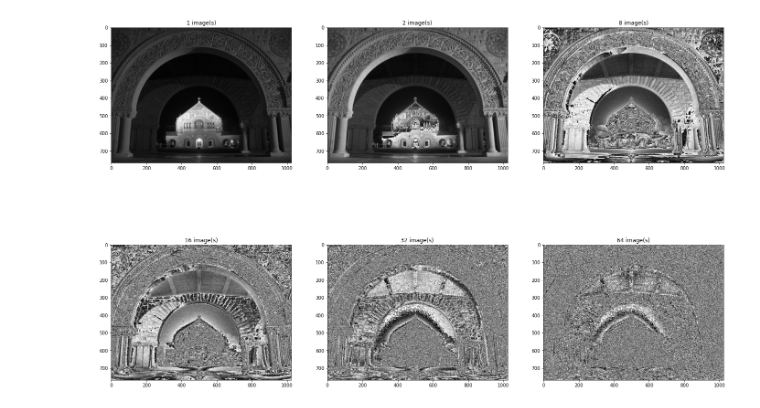
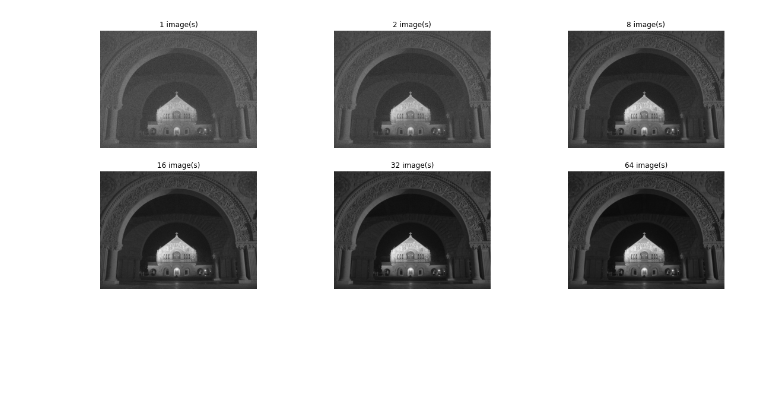
Before and after one commit to ngotancuong/mse.dip, a Jupyter notebook: L5_3_Image_Averaging.ipynb, the cells around one changed output. Cells and saved outputs as stored; diff of their text form; code cells hidden in the pictures; blank space fills up the shorter version.

```diff
--- a/L5_3_Image_Averaging.ipynb
+++ b/L5_3_Image_Averaging.ipynb
@@ -3,36 +3,47 @@
 # %%
 import cv2
 import numpy as np
 import matplotlib.pyplot as plt
-import urllib.request
+import requests
 
-# load image
-quadnight = urllib.request.urlopen('https://raw.githubusercontent.com/ngotancuong/mse.dip/main/images/quadnight.jfif')
-arr = np.asarray(bytearray(quadnight.read()), dtype=np.uint8)
-Img = cv2.imdecode(arr, -1)
+# Define function to convert image to double
+def im2double(img):
+    return cv2.normalize(img.astype('float'), None, 0.0, 1.0, cv2.NORM_MINMAX)
 
-# convert to grayscale
-Img = cv2.cvtColor(Img, cv2.COLOR_BGR2GRAY)
+# Define function to add noise to an image
+def imnoise(img, noise_type, mean, variance):
+    if noise_type == "gaussian":
+        sigma = np.sqrt(variance)
+        noise = np.zeros_like(img, dtype='float32')
+        cv2.randn(noise, mean, sigma)
+        noisyImg = img + noise
+        return noisyImg
 
-# repeat over number of sample images
+# Load the image from the URL
+url = "https://raw.githubusercontent.com/ngotancuong/mse.dip/main/images/quadnight.jfif"
+response = requests.get(url)
+Img = im2double(cv2.imdecode(np.frombuffer(response.content, np.uint8), cv2.IMREAD_GRAYSCALE))
+
+# Define an array of sample image numbers
 nArray = [1, 2, 8, 16, 32, 64]
-fig, axs = plt.subplots(2, 3, figsize=(24, 16))
 
+# Repeat over number of sample images
 for i in range(len(nArray)):
     N = nArray[i]
-    avgImg = np.zeros_like(Img) #initialize an empty image
+    avgImg = np.zeros_like(Img); # initialize an empty image
+
     # add Gaussian noise to each image, accumulate this image to average image
     for j in range(N):
-        noisyImg = cv2.GaussianBlur(Img, (7, 7), 0.01)
+        noisyImg = imnoise(Img, "gaussian", 0, 0.01)
         avgImg = avgImg + noisyImg
-    avgImg = avgImg / N
 
     # show image
-    row = i // 3
-    col = i % 3
-    axs[row, col].imshow(avgImg, cmap='gray')
-    axs[row, col].set_title(str(N) + ' image(s)')
+    avgImg = avgImg / N;
+    plt.rcParams['figure.figsize'] = [20, 8]
+    plt.subplot(2, len(nArray)/2, i+1)
+    plt.imshow(avgImg, cmap='gray'), plt.title(str(N) + ' image(s)')
+    plt.axis('off')
 
 plt.show()
 # %% [output]
-[figure, old version]
+[figure, new version]
```
